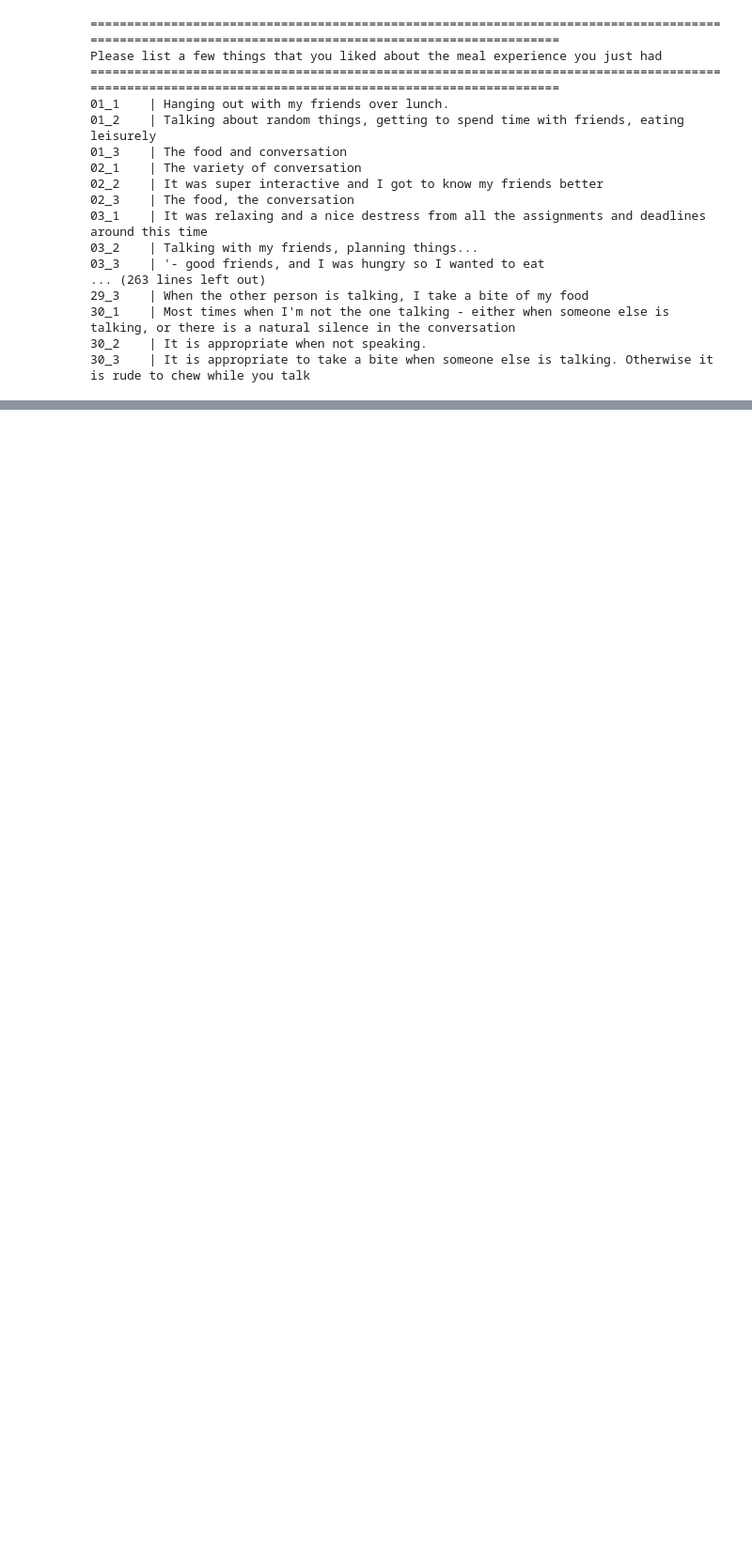
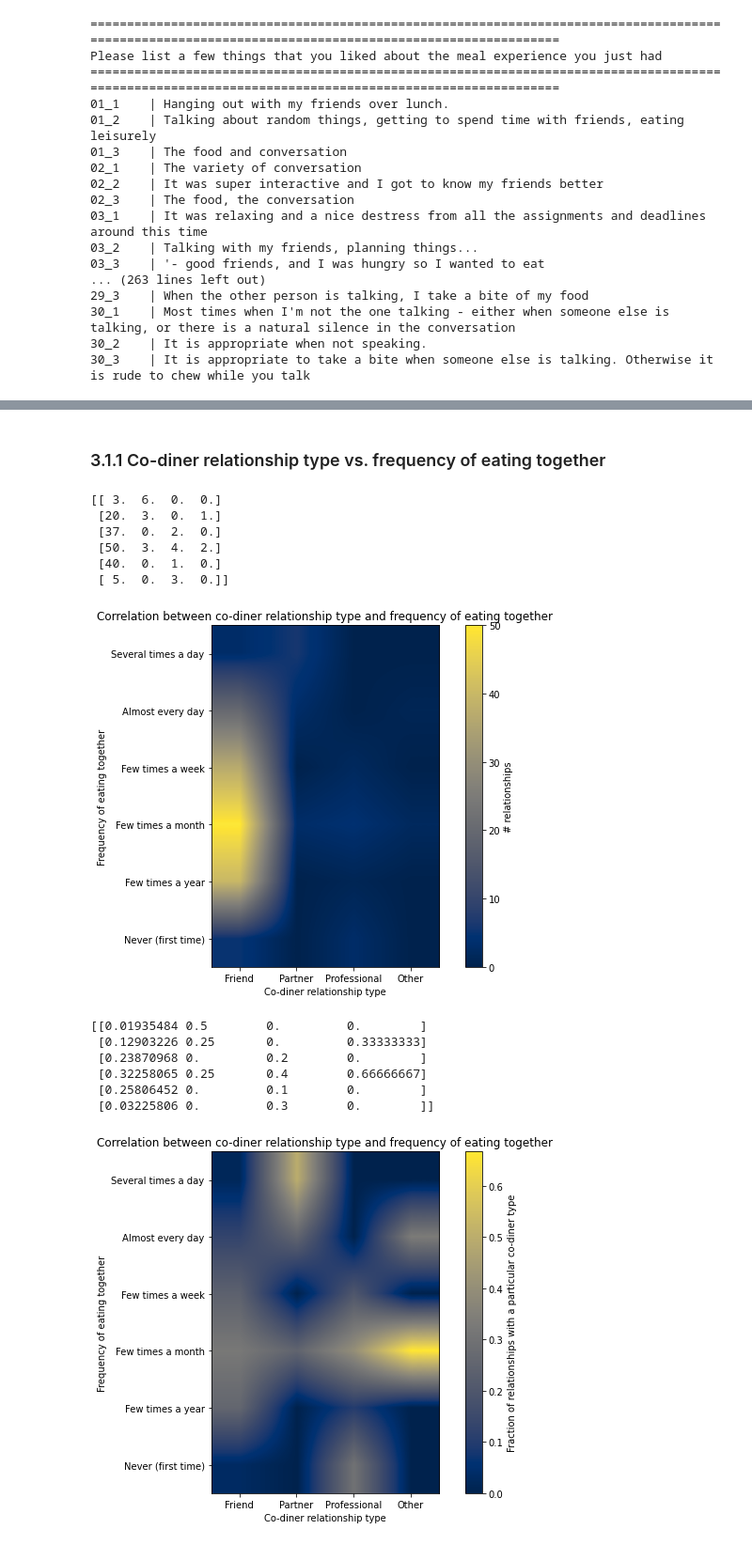
Before and after one commit to empriselab/social-dining, a Jupyter notebook: src/analysis/questionnaires_stats.ipynb, the cells around one changed output, grey strips where cells are left out. Shown at 94% size. Saved outputs shown, nothing was run; the diff lists cells and outputs as text; code cells hidden in the pictures; blank space fills up the shorter version.

Commit message:
Visualize correlations within questionnaire data

```diff
--- a/src/analysis/questionnaires_stats.ipynb
+++ b/src/analysis/questionnaires_stats.ipynb
@@ -746,0 +752,74 @@ Please list a few things that you liked about the meal experience you just had
+# %% [markdown]
+### 3.1.1 Co-diner relationship type vs. frequency of eating together
+# %%
+relationship_type_labels = {
+    'Friend': 'Friend',
+    'Partner': 'Partner',
+    'Professional (co-worker/classmate)': 'Professional',
+    'Other, please specify': 'Other'
+}
+eating_together_freq_labels = {
+    'Several times a day': 'Several times a day',
+    'Almost every day': 'Almost every day',
+    'Few times a week': 'Few times a week',
+    'Few times a month': 'Few times a month',
+    'Few times a year': 'Few times a year',
+    'Never (this is the first time we are eating together)': 'Never (first time)'
+}
+relationship_counts = np.zeros((len(eating_together_freq_labels), len(relationship_type_labels)))
+
+for side in ['L', 'R']:
+    for relationship_type_label, eating_together_freq_label in zip(pre_df[f'{side}1'][2:], pre_df[f'{side}3'][2:]):
+
+        idx_x = np.where(np.array(list(relationship_type_labels.keys())) == relationship_type_label)[0]
+        idx_y = np.where(np.array(list(eating_together_freq_labels.keys())) == eating_together_freq_label)[0]
+        relationship_counts[idx_y, idx_x] += 1
+
+print(relationship_counts)
+plt.figure(figsize=(8, 6))
+plt.imshow(relationship_counts, cmap='cividis', origin='upper',
+    interpolation='bilinear'
+)
+plt.colorbar(label='# relationships',
+    # orientation='horizontal', location='top'
+)
+plt.xticks(np.arange(len(relationship_type_labels.values())), relationship_type_labels.values())
+plt.yticks(np.arange(len(eating_together_freq_labels.values())), eating_together_freq_labels.values())
+plt.xlabel('Co-diner relationship type')
+plt.ylabel(f'Frequency of eating together')
+plt.title('Correlation between co-diner relationship type and frequency of eating together')
+plt.tight_layout()
+plt.show()
+
+# Normalize by the total number of relationships with a particular co-diner type
+relationship_counts = relationship_counts / np.sum(relationship_counts, axis=0)
+print(relationship_counts)
+plt.figure(figsize=(8, 6))
+plt.imshow(relationship_counts, cmap='cividis', origin='upper',
+    interpolation='bilinear'
+)
+plt.colorbar(label='Fraction of relationships with a particular co-diner type',
+    # orientation='horizontal', location='top'
+)
+plt.xticks(np.arange(len(relationship_type_labels.values())), relationship_type_labels.values())
+plt.yticks(np.arange(len(eating_together_freq_labels.values())), eating_together_freq_labels.values())
+plt.xlabel('Co-diner relationship type')
+plt.ylabel(f'Frequency of eating together')
+plt.title('Correlation between co-diner relationship type and frequency of eating together')
+plt.tight_layout()
+plt.show()
+# %% [output]
+[[ 3.  6.  0.  0.]
+ [20.  3.  0.  1.]
+ [37.  0.  2.  0.]
+ [50.  3.  4.  2.]
+ [40.  0.  1.  0.]
+ [ 5.  0.  3.  0.]]
+[figure, added]
+[[0.01935484 0.5        0.         0.        ]
+ [0.12903226 0.25       0.         0.33333333]
+ [0.23870968 0.         0.2        0.        ]
+ [0.32258065 0.25       0.4        0.66666667]
+ [0.25806452 0.         0.1        0.        ]
+ [0.03225806 0.         0.3        0.        ]]
+[figure, added]
```
Also changed, not shown: parts of 36 cells of this notebook.
